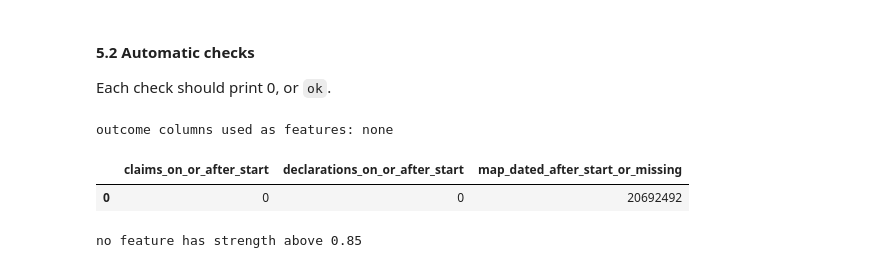
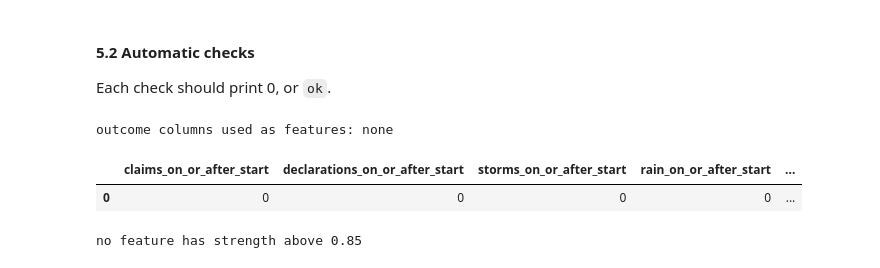
Before and after one commit to jmsebastiancarino/Probabilistic-Model-for-Non-Life-Insurance-Flood-Risk, a Jupyter notebook: notebooks/05_eda_and_feature_engineering.ipynb, the cells around one changed output. Saved outputs shown, nothing was run; the diff lists cells and outputs as text; code cells hidden in the pictures.

```diff
--- a/notebooks/05_eda_and_feature_engineering.ipynb
+++ b/notebooks/05_eda_and_feature_engineering.ipynb
@@ -982,19 +1246,21 @@ Each check should print 0, or `ok`.
 # %%
 # Step 5.2a No outcome column is in the feature list
 overlap = set(feature_names()) & TARGET_ONLY
 print("outcome columns used as features:", overlap or "none")
 
-# Step 5.2b Prior claims and disasters only use dates before the start
+# Step 5.2b Prior claims, disasters, storms and rain only use dates before the start
 display(con.sql('''
     SELECT COUNT(*) FILTER (WHERE last_prior_loss_date >= period_start)  AS claims_on_or_after_start,
            COUNT(*) FILTER (WHERE last_declaration_date >= period_start) AS declarations_on_or_after_start,
+           COUNT(*) FILTER (WHERE last_wind_date >= period_start)        AS storms_on_or_after_start,
+           COUNT(*) FILTER (WHERE precip_last_day >= period_start)       AS rain_on_or_after_start,
            COUNT(*) FILTER (WHERE years_since_map IS NULL AND community_id6 IS NOT NULL) AS map_dated_after_start_or_missing
     FROM features
 ''').df())
 # %% [output]
 outcome columns used as features: none
-|  | claims_on_or_after_start | declarations_on_or_after_start | map_dated_after_start_or_missing |
-| 0 | 0 | 0 | 20692492 |
+|  | claims_on_or_after_start | declarations_on_or_after_start | storms_on_or_after_start | rain_on_or_after_start | ... |
+| 0 | 0 | 0 | 0 | 0 | ... |
 # %%
 # Step 5.2c Features that are suspiciously strong on their own (strength above 0.85)
 suspicious = screening[screening["strength"] > 0.85]
```
Also changed, not shown: parts of 38 cells of this notebook, 30 other files.
